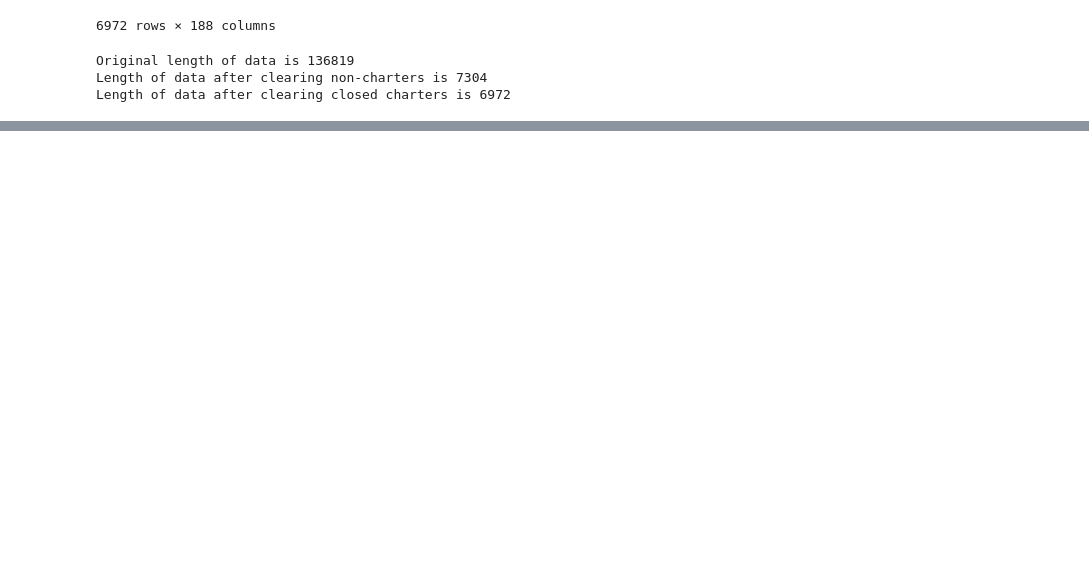
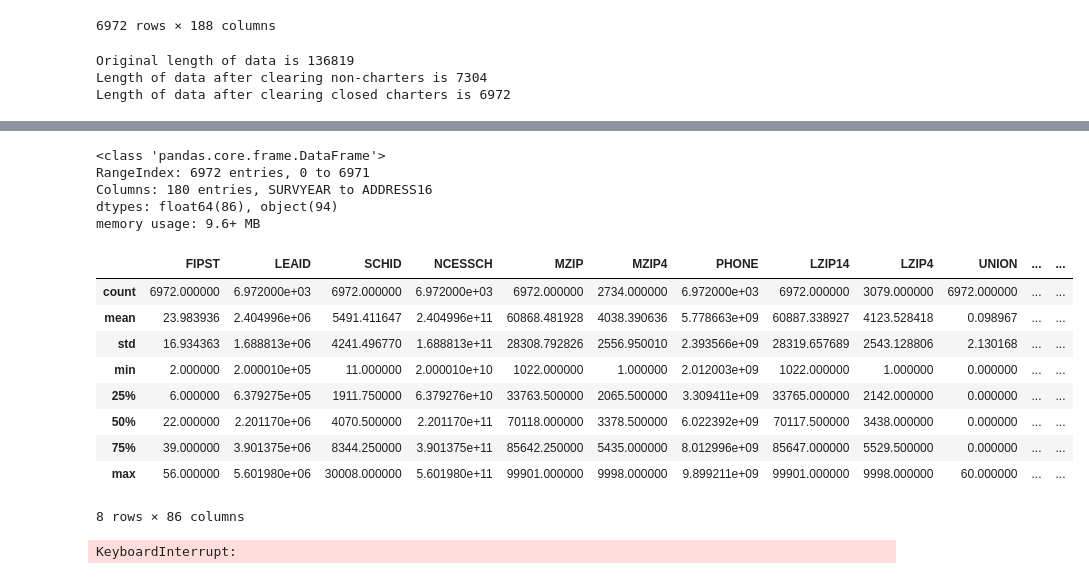
Before and after one commit to jhaber-zz/archive, a Jupyter notebook: data/data_cleaning.ipynb, the cells around one changed output, grey strips where cells are left out. Drawn from its saved outputs; the diff is of its cells as text; code cells hidden in the pictures; blank space fills up the shorter version.

```diff
--- a/data/data_cleaning.ipynb
+++ b/data/data_cleaning.ipynb
@@ -155,0 +115,22 @@ data.to_csv(dir_prefix + 'data/charter_merged_2014.csv',encoding='Latin1',index=
+# %%
+data = pandas.read_csv(dir_prefix + 'data/charter_merged_2014.csv', encoding='Latin1')
+data.info()
+# %% [output]
+<class 'pandas.core.frame.DataFrame'>
+RangeIndex: 6972 entries, 0 to 6971
+Columns: 180 entries, SURVYEAR to ADDRESS16
+dtypes: float64(86), object(94)
+memory usage: 9.6+ MB
+# %%
+data.describe()
+# %% [output]
+|  | FIPST | LEAID | SCHID | NCESSCH | MZIP | MZIP4 | PHONE | LZIP14 | LZIP4 | UNION | ... | ... |
+| count | 6972.000000 | 6.972000e+03 | 6972.000000 | 6.972000e+03 | 6972.000000 | 2734.000000 | 6.972000e+03 | 6972.000000 | 3079.000000 | 6972.000000 | ... | ... |
+| mean | 23.983936 | 2.404996e+06 | 5491.411647 | 2.404996e+11 | 60868.481928 | 4038.390636 | 5.778663e+09 | 60887.338927 | 4123.528418 | 0.098967 | ... | ... |
+| std | 16.934363 | 1.688813e+06 | 4241.496770 | 1.688813e+11 | 28308.792826 | 2556.950010 | 2.393566e+09 | 28319.657689 | 2543.128806 | 2.130168 | ... | ... |
+| min | 2.000000 | 2.000010e+05 | 11.000000 | 2.000010e+10 | 1022.000000 | 1.000000 | 2.012003e+09 | 1022.000000 | 1.000000 | 0.000000 | ... | ... |
+| 25% | 6.000000 | 6.379275e+05 | 1911.750000 | 6.379276e+10 | 33763.500000 | 2065.500000 | 3.309411e+09 | 33765.000000 | 2142.000000 | 0.000000 | ... | ... |
+| 50% | 22.000000 | 2.201170e+06 | 4070.500000 | 2.201170e+11 | 70118.000000 | 3378.500000 | 6.022392e+09 | 70117.500000 | 3438.000000 | 0.000000 | ... | ... |
+| 75% | 39.000000 | 3.901375e+06 | 8344.250000 | 3.901375e+11 | 85642.250000 | 5435.000000 | 8.012996e+09 | 85647.000000 | 5529.500000 | 0.000000 | ... | ... |
+| max | 56.000000 | 5.601980e+06 | 30008.000000 | 5.601980e+11 | 99901.000000 | 9998.000000 | 9.899211e+09 | 99901.000000 | 9998.000000 | 60.000000 | ... | ... |
+8 rows × 86 columns
@@ -155,0 +146,7 @@ data.to_csv(dir_prefix + 'data/charter_merged_2014.csv',encoding='Latin1',index=
+# %%
+import tqdm
+for i in tqdm.trange(int(1e8), miniters=int(1e6), ascii=True,
+                     desc="cool", dynamic_ncols=True):
+    pass
+# %% [output]
+KeyboardInterrupt:
```
Also changed, not shown: parts of 17 cells of this notebook, 2 other files.
